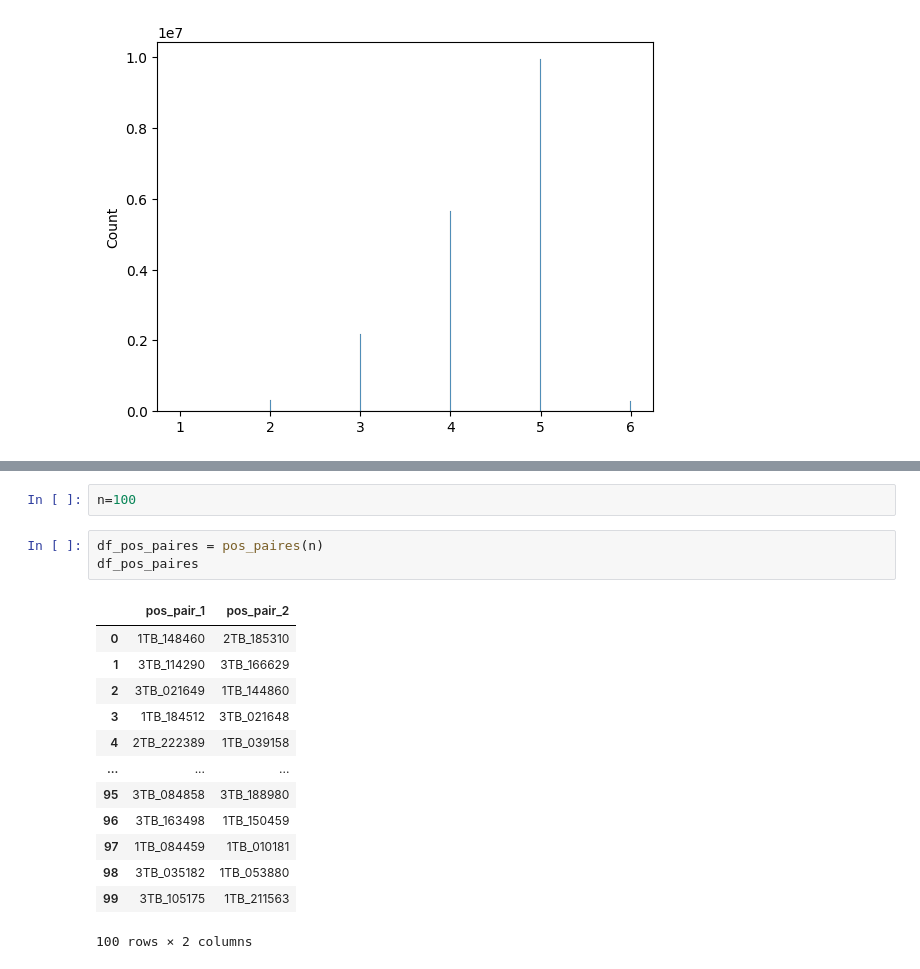
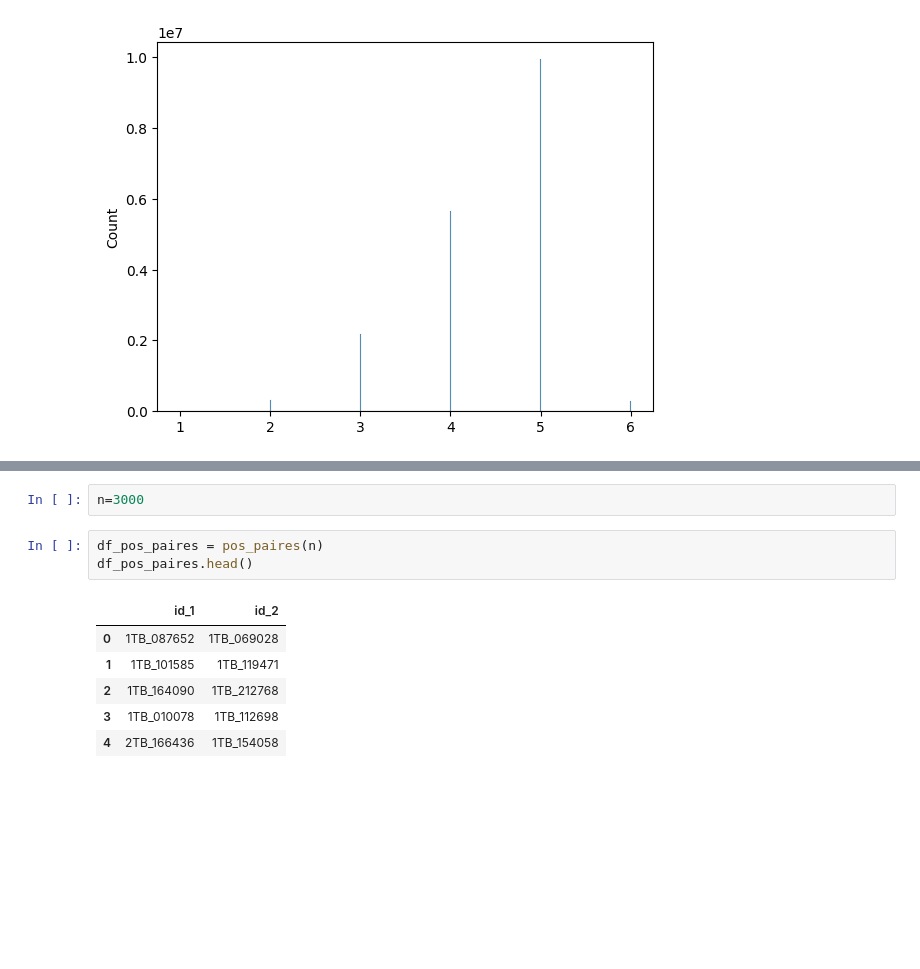
Before and after one commit to HerrLuca99/FLIP2_seq_fun, a Jupyter notebook: flip2_Project/Scripts/4_pos_and_neg_pairs.ipynb, the cells around one changed output, grey strips where cells are left out. Cells and saved outputs as stored; diff of their text form; blank space fills up the shorter version.

```diff
--- a/flip2_Project/Scripts/4_pos_and_neg_pairs.ipynb
+++ b/flip2_Project/Scripts/4_pos_and_neg_pairs.ipynb
@@ -118,20 +158,13 @@ def con_paires(n):
 # %%
-n=100
+n=3000
 # %%
 df_pos_paires = pos_paires(n)
-df_pos_paires
+df_pos_paires.head()
 # %% [output]
-|  | pos_pair_1 | pos_pair_2 |
-| 0 | 1TB_148460 | 2TB_185310 |
-| 1 | 3TB_114290 | 3TB_166629 |
-| 2 | 3TB_021649 | 1TB_144860 |
-| 3 | 1TB_184512 | 3TB_021648 |
-| 4 | 2TB_222389 | 1TB_039158 |
-| ... | ... | ... |
-| 95 | 3TB_084858 | 3TB_188980 |
-| 96 | 3TB_163498 | 1TB_150459 |
-| 97 | 1TB_084459 | 1TB_010181 |
-| 98 | 3TB_035182 | 1TB_053880 |
-| 99 | 3TB_105175 | 1TB_211563 |
+|  | id_1 | id_2 |
+| 0 | 1TB_087652 | 1TB_069028 |
+| 1 | 1TB_101585 | 1TB_119471 |
+| 2 | 1TB_164090 | 1TB_212768 |
+| 3 | 1TB_010078 | 1TB_112698 |
+| 4 | 2TB_166436 | 1TB_154058 |
-100 rows × 2 columns
 # %%
```
Also changed, not shown: parts of 7 cells of this notebook, 6 other files.
